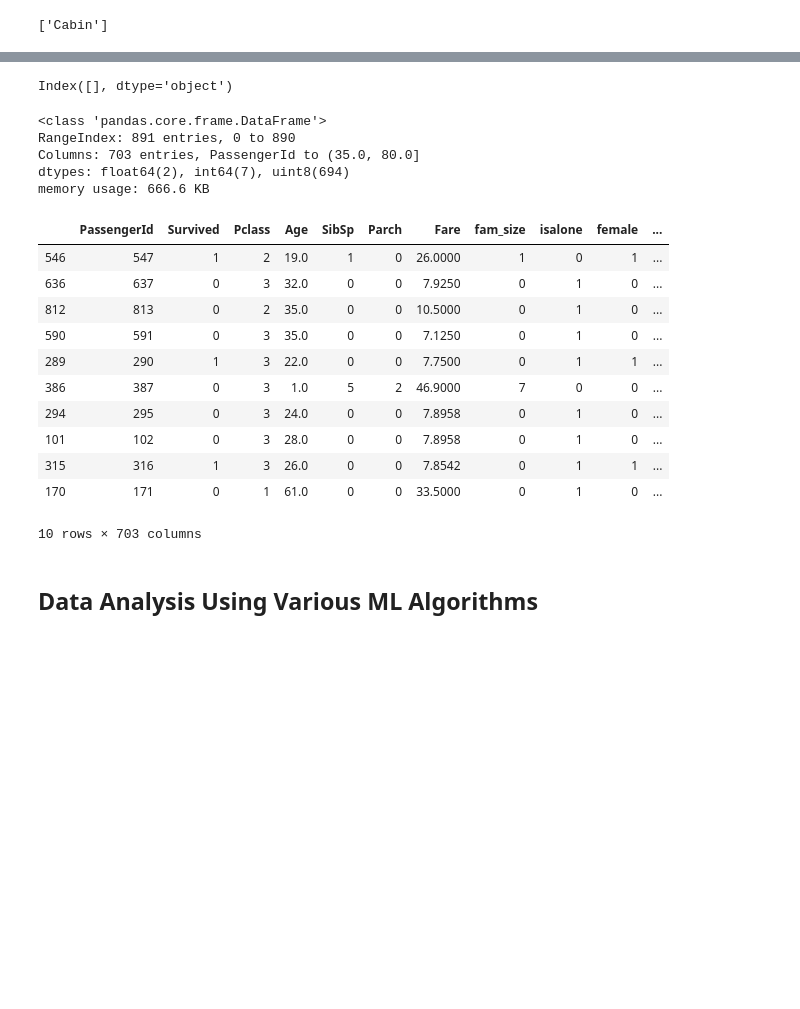
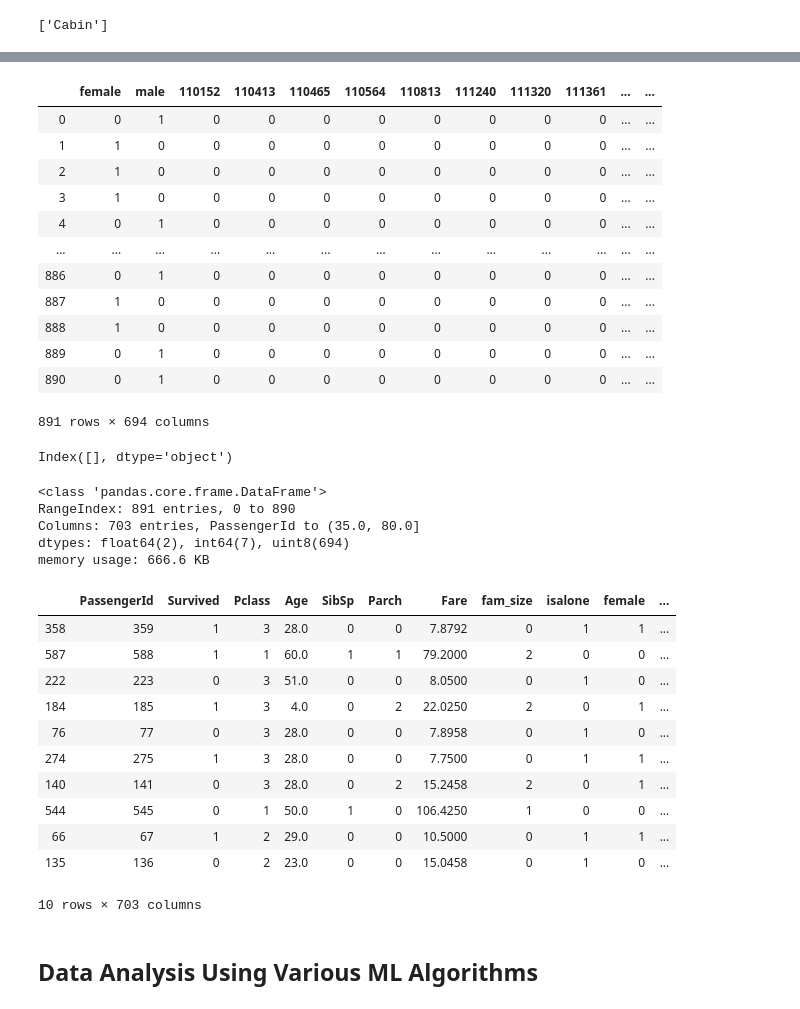
Before and after one commit to dillonwu-97/kaggle, a Jupyter notebook: titanic/titanic.ipynb, the cells around one changed output, grey strips where cells are left out. Drawn from its saved outputs; the diff is of its cells as text; code cells hidden in the pictures; blank space fills up the shorter version.

```diff
--- a/titanic/titanic.ipynb
+++ b/titanic/titanic.ipynb
@@ -22,8 +24,8 @@ from xgboost import XGBClassifier
 from sklearn.neighbors import KNeighborsClassifier
 # %%
 # Loading the datasets
-train_orig = pd.read_csv("/Users/Kvothe/Desktop/ml_projects/titanic/titanic/train.csv")
-test = pd.read_csv("/Users/Kvothe/Desktop/ml_projects/titanic/titanic/test.csv")
+train_orig = pd.read_csv("~/Desktop/titanic/train.csv")
+test = pd.read_csv("~/Desktop/titanic/test.csv")
 # %%
 # I like to keep a copy of the original data so I make changes on train
 train = train_orig.copy()
@@ -68,7 +70,15 @@ def preprocess(data):
     num_cols = data._get_numeric_data().columns
     cat_cols = list(set(cols)-set(num_cols))
     data.drop(cat_cols,axis=1,inplace=True)
-    data.columns = data.columns.astype(str).str.replace("\]", "_")
+    # The line below generates a warning but should be ok
+    #data.columns = data.columns.astype(str).str.replace("\]", "_")
+    # Renaming the columns that were once bins so that train and submission set have uniform column names
+    rand_letters= ['a','b','c','d','e','f','g','h']
+    index = 0
+    for i in data.columns:
+        if '(' in str(i):
+            data.rename({i:rand_letters[index]}, axis = 1, inplace=True)
+            index+=1
     return data
 # %%
 # Applying preprocessing to the submission dataset
@@ -102,3 +115,12 @@ cat_cols = list(set(cols)-set(num_cols))
 #One hot encoding of sex, ticket, embarked
 # One hot encoding might be easier just using pandas instead of sklearn
 dummy = pd.concat([pd.get_dummies(train[s]) for s in ['Sex','Ticket', 'Embarked', 'farebins', 'agebins']], axis=1, sort=False)
+# %%
+rand_letters= ['a','b','c','d','e','f','g','h']
+index = 0
+for i in dummy.columns:
+    if '(' in str(i):
+        dummy.rename({i:rand_letters[index]}, axis = 1, inplace=True)
+        print(str(i))
+        print(rand_letters[index])
+        index+=1
@@ -105,3 +144,19 @@ dummy = pd.concat([pd.get_dummies(train[s]) for s in ['Sex','Ticket', 'Embarked'
+# %%
+dummy
+# %% [output]
+|  | female | male | 110152 | 110413 | 110465 | 110564 | 110813 | 111240 | 111320 | 111361 | ... | ... |
+| 0 | 0 | 1 | 0 | 0 | 0 | 0 | 0 | 0 | 0 | 0 | ... | ... |
+| 1 | 1 | 0 | 0 | 0 | 0 | 0 | 0 | 0 | 0 | 0 | ... | ... |
+| 2 | 1 | 0 | 0 | 0 | 0 | 0 | 0 | 0 | 0 | 0 | ... | ... |
+| 3 | 1 | 0 | 0 | 0 | 0 | 0 | 0 | 0 | 0 | 0 | ... | ... |
+| 4 | 0 | 1 | 0 | 0 | 0 | 0 | 0 | 0 | 0 | 0 | ... | ... |
+| ... | ... | ... | ... | ... | ... | ... | ... | ... | ... | ... | ... | ... |
+| 886 | 0 | 1 | 0 | 0 | 0 | 0 | 0 | 0 | 0 | 0 | ... | ... |
+| 887 | 1 | 0 | 0 | 0 | 0 | 0 | 0 | 0 | 0 | 0 | ... | ... |
+| 888 | 1 | 0 | 0 | 0 | 0 | 0 | 0 | 0 | 0 | 0 | ... | ... |
+| 889 | 0 | 1 | 0 | 0 | 0 | 0 | 0 | 0 | 0 | 0 | ... | ... |
+| 890 | 0 | 1 | 0 | 0 | 0 | 0 | 0 | 0 | 0 | 0 | ... | ... |
+891 rows × 694 columns
 # %%
 # One hot encoding
 # train_temp=train.copy()
@@ -126,16 +181,16 @@ Columns: 703 entries, PassengerId to (35.0, 80.0]
 dtypes: float64(2), int64(7), uint8(694)
 memory usage: 666.6 KB
 |  | PassengerId | Survived | Pclass | Age | SibSp | Parch | Fare | fam_size | isalone | female | ... |
-| 546 | 547 | 1 | 2 | 19.0 | 1 | 0 | 26.0000 | 1 | 0 | 1 | ... |
-| 636 | 637 | 0 | 3 | 32.0 | 0 | 0 | 7.9250 | 0 | 1 | 0 | ... |
-| 812 | 813 | 0 | 2 | 35.0 | 0 | 0 | 10.5000 | 0 | 1 | 0 | ... |
-| 590 | 591 | 0 | 3 | 35.0 | 0 | 0 | 7.1250 | 0 | 1 | 0 | ... |
-| 289 | 290 | 1 | 3 | 22.0 | 0 | 0 | 7.7500 | 0 | 1 | 1 | ... |
-| 386 | 387 | 0 | 3 | 1.0 | 5 | 2 | 46.9000 | 7 | 0 | 0 | ... |
-| 294 | 295 | 0 | 3 | 24.0 | 0 | 0 | 7.8958 | 0 | 1 | 0 | ... |
-| 101 | 102 | 0 | 3 | 28.0 | 0 | 0 | 7.8958 | 0 | 1 | 0 | ... |
-| 315 | 316 | 1 | 3 | 26.0 | 0 | 0 | 7.8542 | 0 | 1 | 1 | ... |
-| 170 | 171 | 0 | 1 | 61.0 | 0 | 0 | 33.5000 | 0 | 1 | 0 | ... |
+| 358 | 359 | 1 | 3 | 28.0 | 0 | 0 | 7.8792 | 0 | 1 | 1 | ... |
+| 587 | 588 | 1 | 1 | 60.0 | 1 | 1 | 79.2000 | 2 | 0 | 0 | ... |
+| 222 | 223 | 0 | 3 | 51.0 | 0 | 0 | 8.0500 | 0 | 1 | 0 | ... |
+| 184 | 185 | 1 | 3 | 4.0 | 0 | 2 | 22.0250 | 2 | 0 | 1 | ... |
+| 76 | 77 | 0 | 3 | 28.0 | 0 | 0 | 7.8958 | 0 | 1 | 0 | ... |
+| 274 | 275 | 1 | 3 | 28.0 | 0 | 0 | 7.7500 | 0 | 1 | 1 | ... |
+| 140 | 141 | 0 | 3 | 28.0 | 0 | 2 | 15.2458 | 2 | 0 | 1 | ... |
+| 544 | 545 | 0 | 1 | 50.0 | 1 | 0 | 106.4250 | 1 | 0 | 0 | ... |
+| 66 | 67 | 1 | 2 | 29.0 | 0 | 0 | 10.5000 | 0 | 1 | 1 | ... |
+| 135 | 136 | 0 | 2 | 23.0 | 0 | 0 | 15.0458 | 0 | 1 | 0 | ... |
 10 rows × 703 columns
 # %%
 # String replacement for xgboost
```
Also changed, not shown: parts of 22 cells of this notebook, 1 other file.
